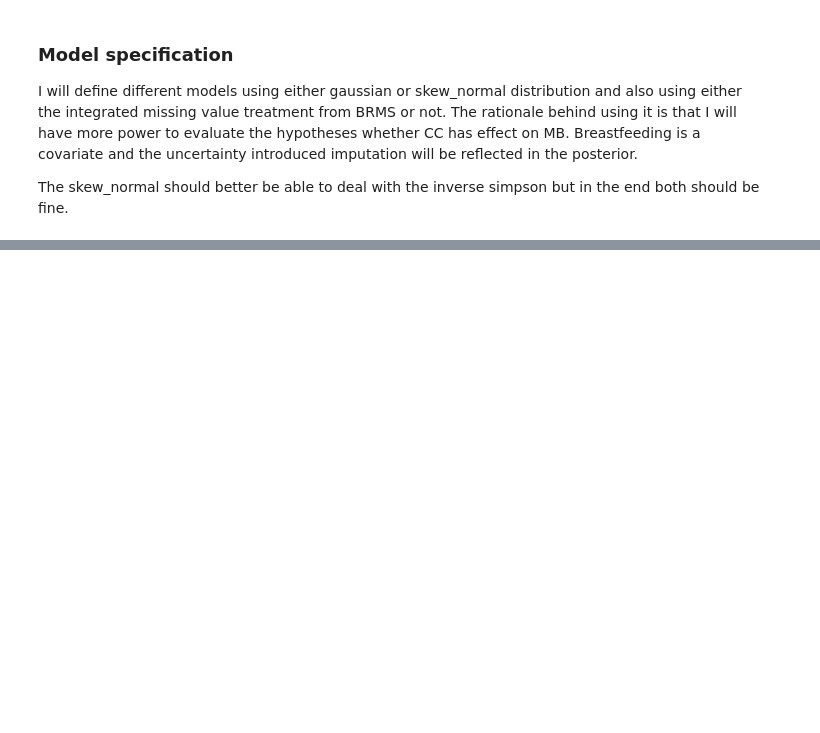
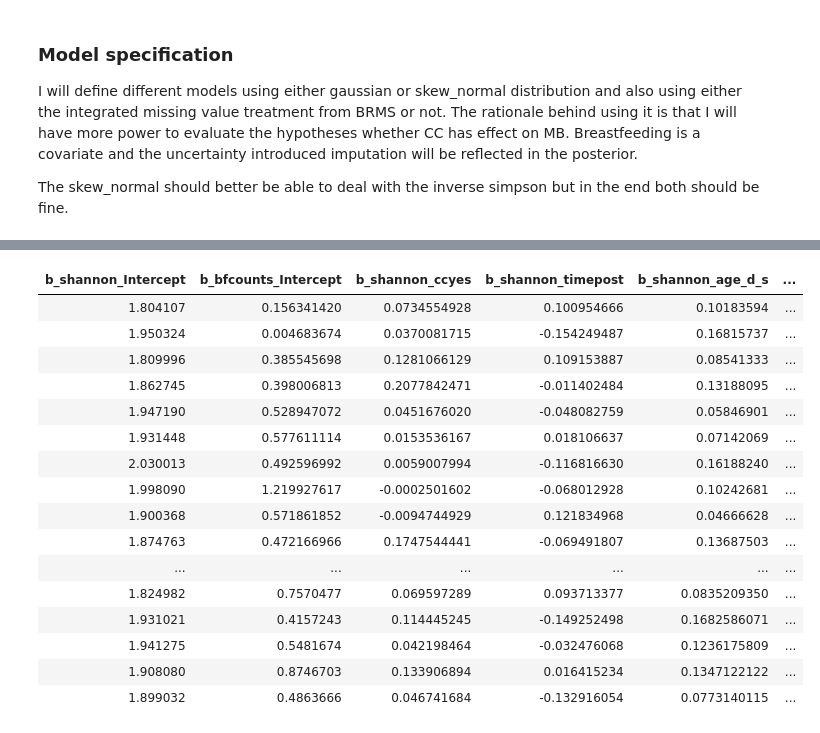
Before and after one commit to HenrikEckermann/bibo, a Jupyter notebook: notebooks/childcare_article_analyses.ipynb, the cells around one changed output, grey strips where cells are left out. Drawn from its saved outputs; the diff is of its cells as text; code cells hidden in the pictures; blank space fills up the shorter version.

```diff
--- a/notebooks/childcare_article_analyses.ipynb
+++ b/notebooks/childcare_article_analyses.ipynb
@@ -274,7 +196,7 @@ The skew_normal should better be able to deal with the inverse simpson but in th
 prior <-
     c(
         set_prior("normal(0, 2)", class = "b"),
-        set_prior("exponential(10)", class = "sd"),
+        set_prior("exponential(20)", class = "sd"),
         set_prior("normal(0, 10)", class = "Intercept"),
         set_prior("lkj(2)", class = "cor")
     )
@@ -300,11 +222,11 @@ brm_div_mi <- function(diversity_index) {
         # specify prior for mi version
         prior_n <- c(
             set_prior("normal(0, 2)", class = "b", resp = div_prior),
-            set_prior("exponential(10)", class = "sd", resp = div_prior),
+            set_prior("exponential(15)", class = "sd", resp = div_prior),
             set_prior("normal(0, 10)", class = "Intercept", resp = div_prior),
             set_prior("lkj(2)", class = "cor"),
             set_prior("normal(0, 2)", class = "b", resp = "bfcounts"),
-            set_prior("exponential(10)", class = "sd", resp = "bfcounts"),
+            set_prior("exponential(15)", class = "sd", resp = "bfcounts"),
             set_prior("normal(0, 10)", class = "Intercept", resp = "bfcounts")
         )
         # formula
@@ -341,11 +263,11 @@ brm_div_skew_mi <- function(diversity_index) {
         # specify prior
         prior_n <- c(
             set_prior("normal(0, 2)", class = "b", resp = div_prior),
-            set_prior("exponential(10)", class = "sd", resp = div_prior),
+            set_prior("exponential(15)", class = "sd", resp = div_prior),
             set_prior("normal(0, 10)", class = "Intercept", resp = div_prior),
             set_prior("lkj(2)", class = "cor"),
             set_prior("normal(0, 2)", class = "b", resp = "bfcounts"),
-            set_prior("exponential(10)", class = "sd", resp = "bfcounts"),
+            set_prior("exponential(15)", class = "sd", resp = "bfcounts"),
             set_prior("normal(0, 10)", class = "Intercept", resp = "bfcounts"))
         # formula
         f1 <- as.formula(glue("{diversity_index} |mi() ~ cc*time + age_d_s + mi(bf_count_s) + (1 + time + age_d_s + mi(bf_count_s)|subject_id)"))
@@ -465,0 +479,20 @@ div_models_skew_mi
+# %%
+posterior_samples(div_models_skew_mi[[1]])
+# %% [output]
+| b_shannon_Intercept | b_bfcounts_Intercept | b_shannon_ccyes | b_shannon_timepost | b_shannon_age_d_s | ... |
+| 1.804107 | 0.156341420 | 0.0734554928 | 0.100954666 | 0.10183594 | ... |
+| 1.950324 | 0.004683674 | 0.0370081715 | -0.154249487 | 0.16815737 | ... |
+| 1.809996 | 0.385545698 | 0.1281066129 | 0.109153887 | 0.08541333 | ... |
+| 1.862745 | 0.398006813 | 0.2077842471 | -0.011402484 | 0.13188095 | ... |
+| 1.947190 | 0.528947072 | 0.0451676020 | -0.048082759 | 0.05846901 | ... |
+| 1.931448 | 0.577611114 | 0.0153536167 | 0.018106637 | 0.07142069 | ... |
+| 2.030013 | 0.492596992 | 0.0059007994 | -0.116816630 | 0.16188240 | ... |
+| 1.998090 | 1.219927617 | -0.0002501602 | -0.068012928 | 0.10242681 | ... |
+| 1.900368 | 0.571861852 | -0.0094744929 | 0.121834968 | 0.04666628 | ... |
+| 1.874763 | 0.472166966 | 0.1747544441 | -0.069491807 | 0.13687503 | ... |
+| ... | ... | ... | ... | ... | ... |
+| 1.824982 | 0.7570477 | 0.069597289 | 0.093713377 | 0.0835209350 | ... |
+| 1.931021 | 0.4157243 | 0.114445245 | -0.149252498 | 0.1682586071 | ... |
+| 1.941275 | 0.5481674 | 0.042198464 | -0.032476068 | 0.1236175809 | ... |
+| 1.908080 | 0.8746703 | 0.133906894 | 0.016415234 | 0.1347122122 | ... |
+| 1.899032 | 0.4863666 | 0.046741684 | -0.132916054 | 0.0773140115 | ... |
```
Also changed, not shown: parts of 24 cells of this notebook, 1 other file.
